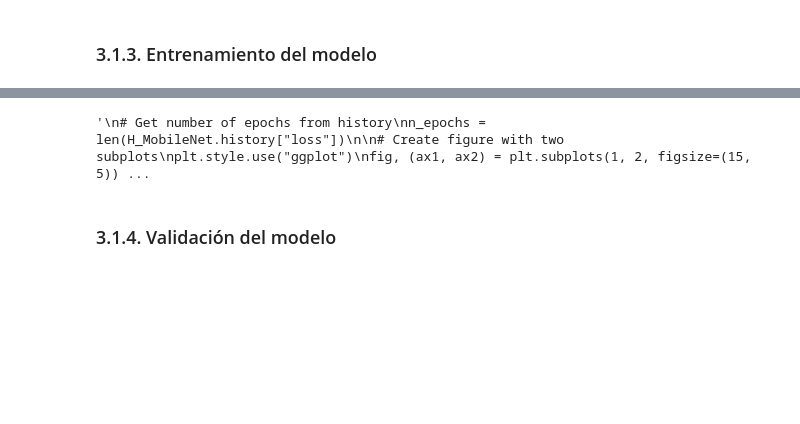
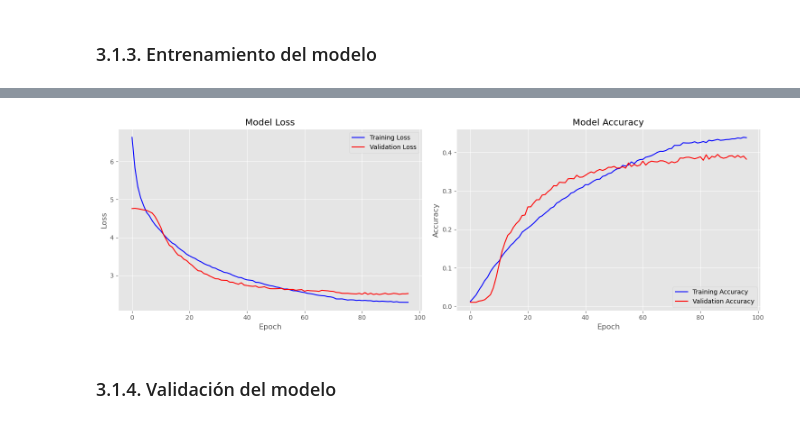
Before and after one commit to lcoronelh/CIFAR100, a Jupyter notebook: CIFAR100.ipynb, the cells around one changed output, grey strips where cells are left out. Saved outputs shown, nothing was run; the diff lists cells and outputs as text; code cells hidden in the pictures; blank space fills up the shorter version.

```diff
--- a/CIFAR100.ipynb
+++ b/CIFAR100.ipynb
@@ -299,7 +299,7 @@ No se carga la capa final y se congelan todos los pesos para probar el fine tunn
 base_model_MobileNet = MobileNetV2(
     weights='imagenet',
     include_top=False,
-    input_shape = (x_test_MobileNet.shape[1], x_test_MobileNet.shape[2], x_test_MobileNet.shape[3]),
+    input_shape = (32, 32, 3),
     pooling="max",
     alpha = 1.0
 )
@@ -375,34 +388,32 @@ H_MobileNet = model_MobileNet.fit(
 # %%
-"""
 # Get number of epochs from history
 n_epochs = len(H_MobileNet.history["loss"])
 
 # Create figure with two subplots
 plt.style.use("ggplot")
 fig, (ax1, ax2) = plt.subplots(1, 2, figsize=(15, 5))
 
 # Plot Loss
 ax1.plot(np.arange(0, n_epochs), H_MobileNet.history["loss"], label="Training Loss", color='blue')
 ax1.plot(np.arange(0, n_epochs), H_MobileNet.history["val_loss"], label="Validation Loss", color='red')
 ax1.set_title("Model Loss")
 ax1.set_xlabel("Epoch")
 ax1.set_ylabel("Loss")
 ax1.legend(loc='upper right')
 
 # Plot Accuracy
 ax2.plot(np.arange(0, n_epochs), H_MobileNet.history["accuracy"], label="Training Accuracy", color='blue')
 ax2.plot(np.arange(0, n_epochs), H_MobileNet.history["val_accuracy"], label="Validation Accuracy", color='red')
 ax2.set_title("Model Accuracy")
 ax2.set_xlabel("Epoch")
 ax2.set_ylabel("Accuracy")
 ax2.legend(loc='lower right')
 
 # Adjust layout and display
 plt.tight_layout()
 plt.show()
-"""
 # %% [output]
-'\n# Get number of epochs from history\nn_epochs = len(H_MobileNet.history["loss"])\n\n# Create figure with two subplots\nplt.style.use("ggplot")\nfig, (ax1, ax2) = plt.subplots(1, 2, figsize=(15, 5)) ...
+[figure, added]
 # %% [markdown]
 ### 3.1.4. Validación del modelo
 # %%
```
Also changed, not shown: parts of 14 cells of this notebook.
